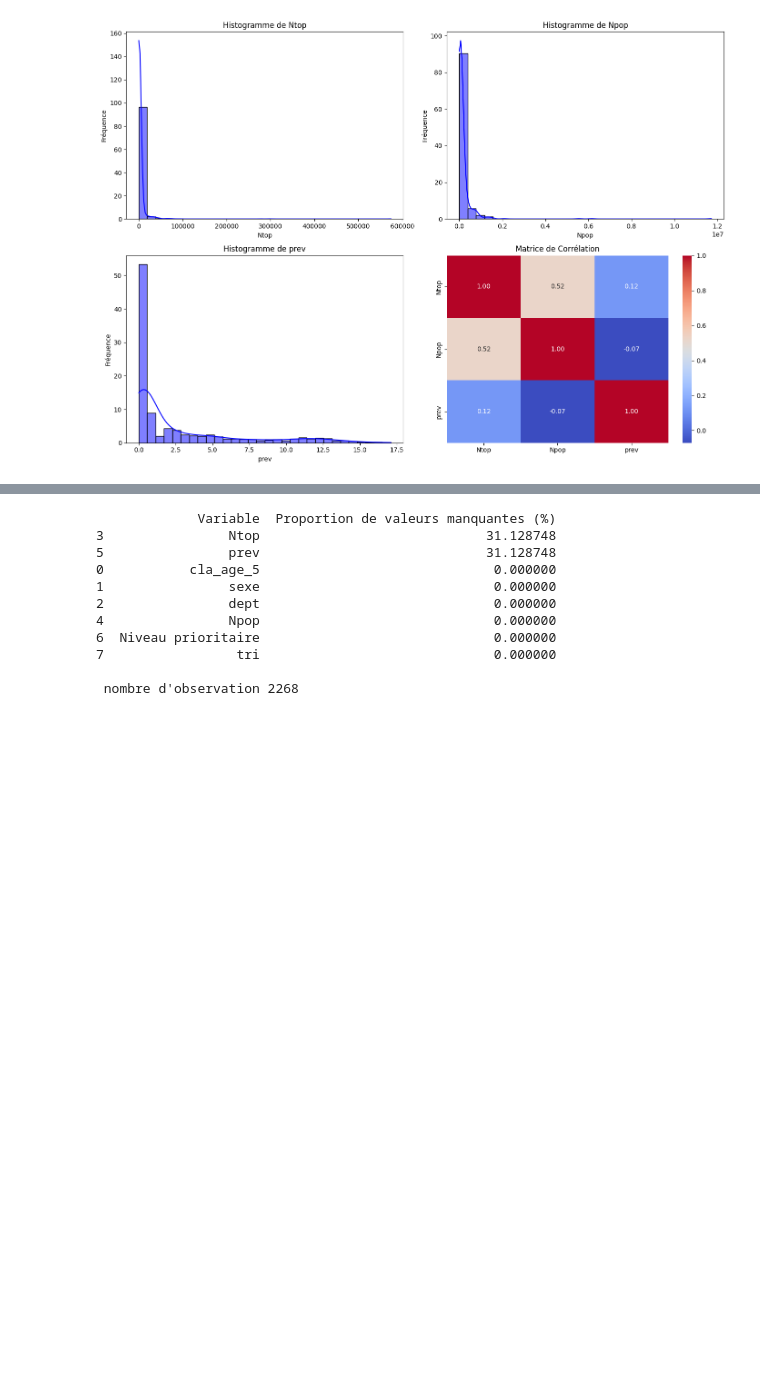
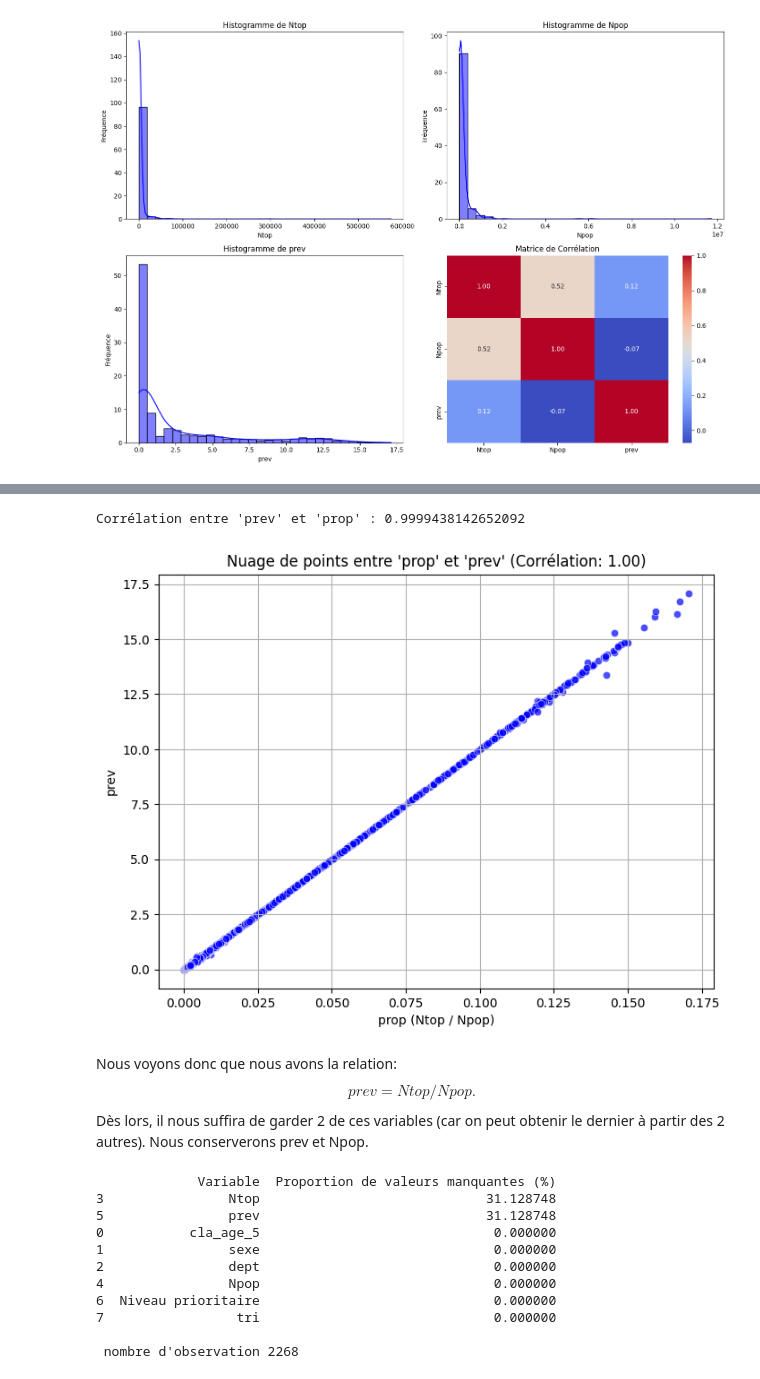
Before and after one commit to IvanaKUETE/projet-Python, a Jupyter notebook: projet/notebook/analyse_exploratoire.ipynb, the cells around one changed output, grey strips where cells are left out. Saved outputs shown, nothing was run; the diff lists cells and outputs as text; code cells hidden in the pictures; blank space fills up the shorter version.

```diff
--- a/projet/notebook/analyse_exploratoire.ipynb
+++ b/projet/notebook/analyse_exploratoire.ipynb
@@ -453,3 +481,26 @@ Ces varibles sont assez dispersées et très peu correlées.
+# %%
+# Créer la variable 'prop' en divisant 'Ntop' par 'Npop'
+new_pathologie['prop'] = new_pathologie['Ntop'] / new_pathologie['Npop']
+
+# Calcul de la corrélation
+correlation = new_pathologie[['prev', 'prop']].corr().iloc[0, 1]
+print(f"Corrélation entre 'prev' et 'prop' : {correlation}")
+
+# Visualisation de la relation entre 'prev' et 'prop'
+plt.figure(figsize=(8, 6))
+sns.scatterplot(data=new_pathologie, x='prop', y='prev', color='blue', alpha=0.7)
+plt.title(f"Nuage de points entre 'prop' et 'prev' (Corrélation: {correlation:.2f})")
+plt.xlabel("prop (Ntop / Npop)")
+plt.ylabel("prev")
+plt.grid(True)
+plt.show()
+# %% [output]
+Corrélation entre 'prev' et 'prop' : 0.9999438142652092
+[figure, added]
+# %% [markdown]
+Nous voyons donc que nous avons la relation:
+$$ prev = Ntop/Npop . $$
+Dès lors, il nous suffira de garder 2 de ces variables (car on peut obtenir le dernier à partir des 2 autres). Nous conserverons prev et Npop.
 # %%
 # Calculer la proportion de valeurs manquantes pour chaque variable
 missing_proportions = new_pathologie.isnull().mean() * 100
```
Also changed, not shown: parts of 10 cells of this notebook.
